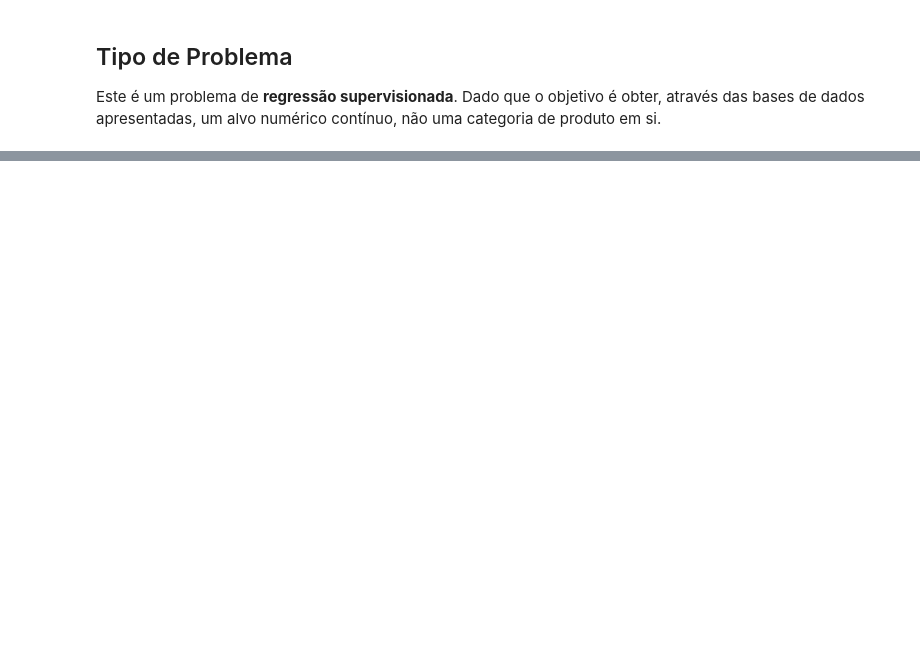
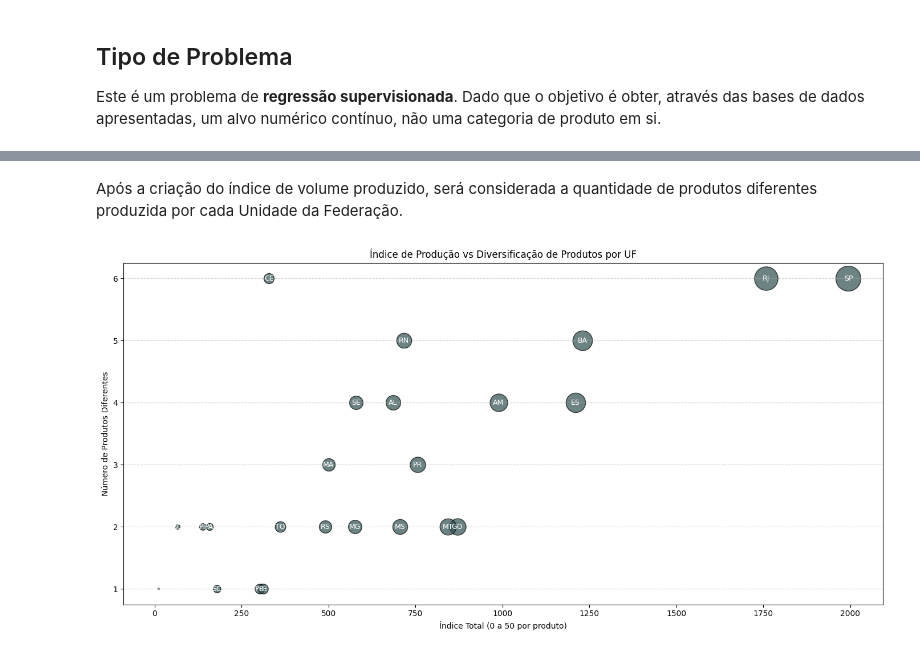
Before and after one commit to andrevital001/PUC, a Jupyter notebook: MVP_André_Vital.ipynb, the cells around one changed output, grey strips where cells are left out. Saved outputs shown, nothing was run; the diff lists cells and outputs as text; code cells hidden in the pictures; blank space fills up the shorter version.

```diff
--- a/MVP_André_Vital.ipynb
+++ b/MVP_André_Vital.ipynb
@@ -421,0 +610,65 @@ As três hipóteses levantadas foram validadas:
+# %% [markdown]
+Após a criação do índice de volume produzido, será considerada a quantidade de produtos diferentes produzida por cada Unidade da Federação.
+# %%
+uf_siglas = {
+    'Acre': 'AC', 'Alagoas': 'AL', 'Amazonas': 'AM', 'Bahia': 'BA', 'Ceara': 'CE',
+    'Distrito Federal': 'DF', 'Espirito Santo': 'ES', 'Goias': 'GO', 'Maranhao': 'MA',
+    'Mato Grosso': 'MT', 'Mato Grosso do Sul': 'MS', 'Minas Gerais': 'MG',
+    'Para': 'PA', 'Paraiba': 'PB', 'Parana': 'PR', 'Pernambuco': 'PE', 'Piaui': 'PI',
+    'Rio de Janeiro': 'RJ', 'Rio Grande do Norte': 'RN', 'Rio Grande do Sul': 'RS',
+    'Rondonia': 'RO', 'Roraima': 'RR', 'Santa Catarina': 'SC', 'Sao Paulo': 'SP',
+    'Sergipe': 'SE', 'Tocantins': 'TO'
+}
+# %%
+# Agrupar volume total por UF
+df_volume_total = df.groupby('Unidades da Federacao', as_index=False)['Producao'].sum()
+
+# Calcular diversidade de produtos por UF
+df_diversidade = (
+    df.groupby('Unidades da Federacao')['Produto']
+    .nunique()
+    .reset_index()
+    .rename(columns={'Produto': 'Diversidade'})
+)
+
+# Mesclar volume e diversidade
+df_disp = pd.merge(df_volume_total, df_diversidade, on='Unidades da Federacao')
+
+# Mesclar índice calculado anteriormente
+df_disp = pd.merge(df_disp, df_indice, on='Unidades da Federacao', how='left')
+
+# Limpar e converter colunas
+df_plot = df_disp.dropna(subset=['Indice', 'Diversidade']).copy()
+df_plot['Indice'] = pd.to_numeric(df_plot['Indice'], errors='coerce')
+df_plot['Diversidade'] = pd.to_numeric(df_plot['Diversidade'], errors='coerce')
+
+# Visualização
+plt.figure(figsize=(14, 7))
+
+# Plotar bolhas com rótulo de siglas
+for _, row in df_plot.iterrows():
+    plt.scatter(
+        row['Indice'],
+        row['Diversidade'],
+        s=(row['Indice'] / df_plot['Indice'].max()) * 1000,
+        color='#2F4F4F',
+        alpha=0.7,
+        edgecolors='k'
+    )
+
+    # Adiciona rótulo com sigla da UF
+    sigla = uf_siglas.get(row['Unidades da Federacao'], '')  # precisa de dict `uf_siglas`
+    plt.text(
+        row['Indice'], row['Diversidade'], sigla,
+        fontsize=9, ha='center', va='center', color='white'
+    )
+
+# Títulos e ajustes
+plt.title('Índice de Produção vs Diversificação de Produtos por UF')
+plt.xlabel('Índice Total (0 a 50 por produto)')
+plt.ylabel('Número de Produtos Diferentes')
+plt.grid(True, axis='y', linestyle='--', alpha=0.6)
+plt.tight_layout()
+plt.show()
+# %% [output]
+[figure, added]
```
Also changed, not shown: parts of 113 cells of this notebook.
